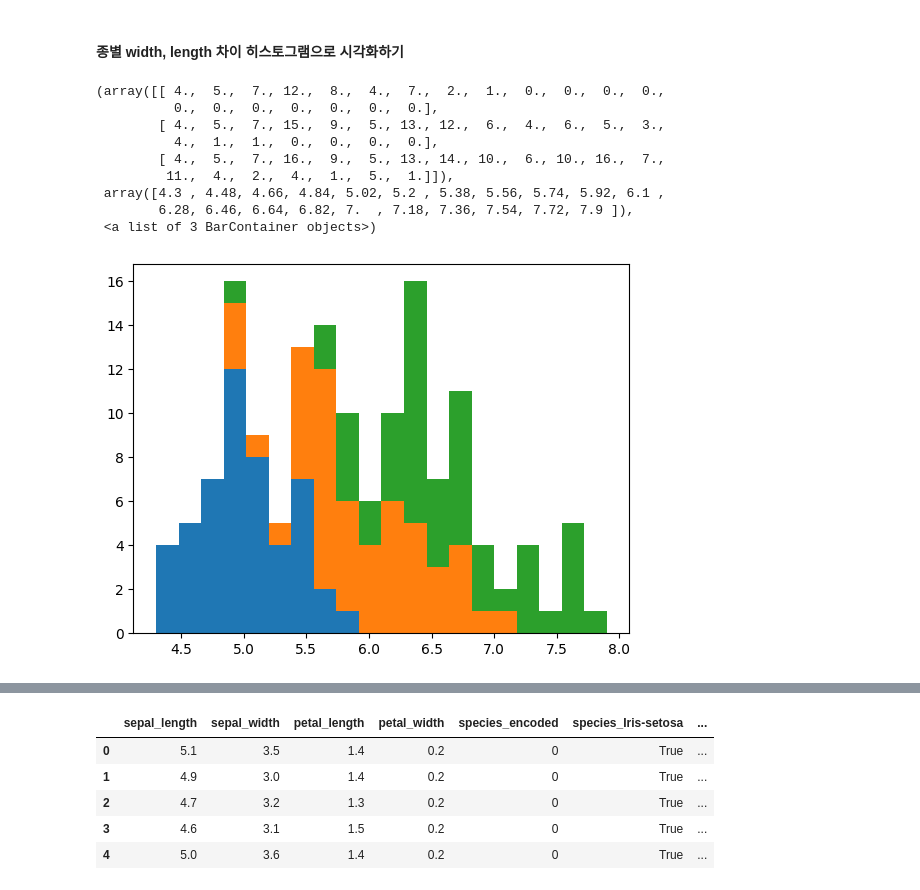
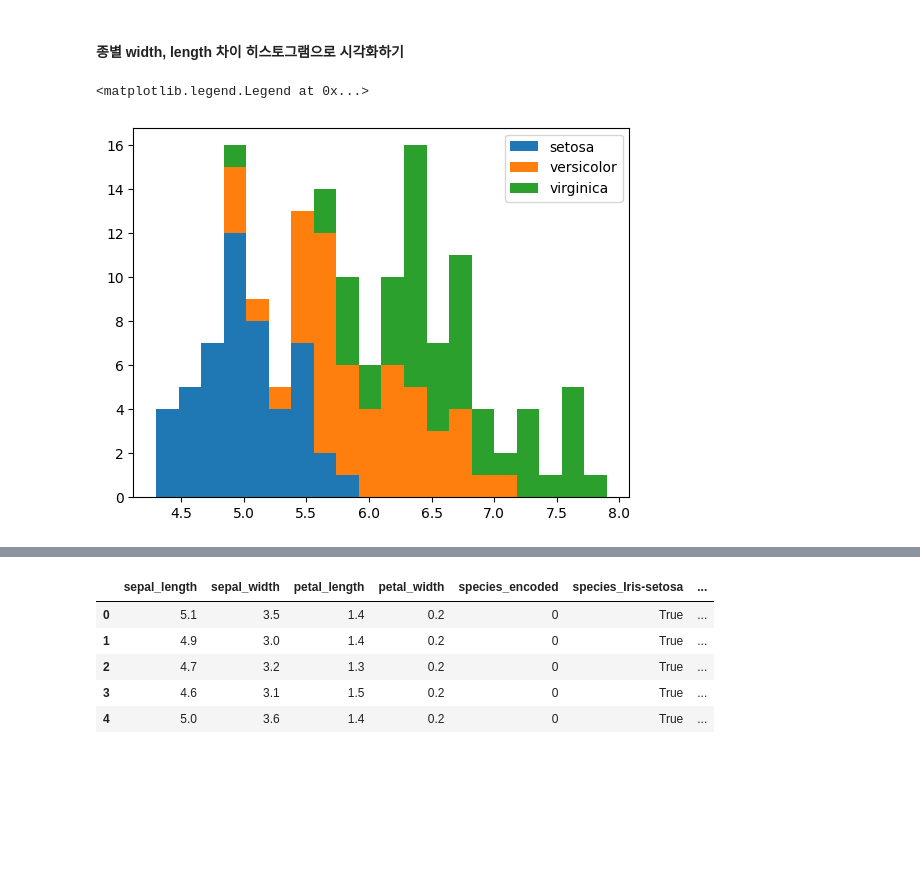
Before and after one commit to Nedian0Brien/DeepLearning_lecture, a Jupyter notebook: 과제2 코드.ipynb, the cells around one changed output, grey strips where cells are left out. Cells and saved outputs as stored; diff of their text form; code cells hidden in the pictures; blank space fills up the shorter version.

```diff
--- a/과제2 코드.ipynb
+++ b/과제2 코드.ipynb
@@ -138,22 +138,16 @@ plt.hist(x=[df_iris['petal_length'], df_iris['petal_width']], bins=20)
 # %% [markdown]
 #### 종별 width, length 차이 히스토그램으로 시각화하기
 # %%
+
 plt.hist(x=[df_iris.sepal_length[df_iris['species_encoded'] == 0],
             df_iris.sepal_length[df_iris['species_encoded'] == 1],
             df_iris.sepal_length[df_iris['species_encoded'] == 2]
             ],
          histtype='barstacked',
          label=['setosa', 'versicolor', 'virginica'],
          bins=20)
+plt.legend()
 # %% [output]
-(array([[ 4.,  5.,  7., 12.,  8.,  4.,  7.,  2.,  1.,  0.,  0.,  0.,  0.,
-          0.,  0.,  0.,  0.,  0.,  0.,  0.],
-        [ 4.,  5.,  7., 15.,  9.,  5., 13., 12.,  6.,  4.,  6.,  5.,  3.,
-          4.,  1.,  1.,  0.,  0.,  0.,  0.],
-        [ 4.,  5.,  7., 16.,  9.,  5., 13., 14., 10.,  6., 10., 16.,  7.,
-         11.,  4.,  2.,  4.,  1.,  5.,  1.]]),
- array([4.3 , 4.48, 4.66, 4.84, 5.02, 5.2 , 5.38, 5.56, 5.74, 5.92, 6.1 ,
-        6.28, 6.46, 6.64, 6.82, 7.  , 7.18, 7.36, 7.54, 7.72, 7.9 ]),
- <a list of 3 BarContainer objects>)
+<matplotlib.legend.Legend at 0x...>
-[figure, old version]
+[figure, new version]
 # %%
```
Also changed, not shown: parts of 19 cells of this notebook.
